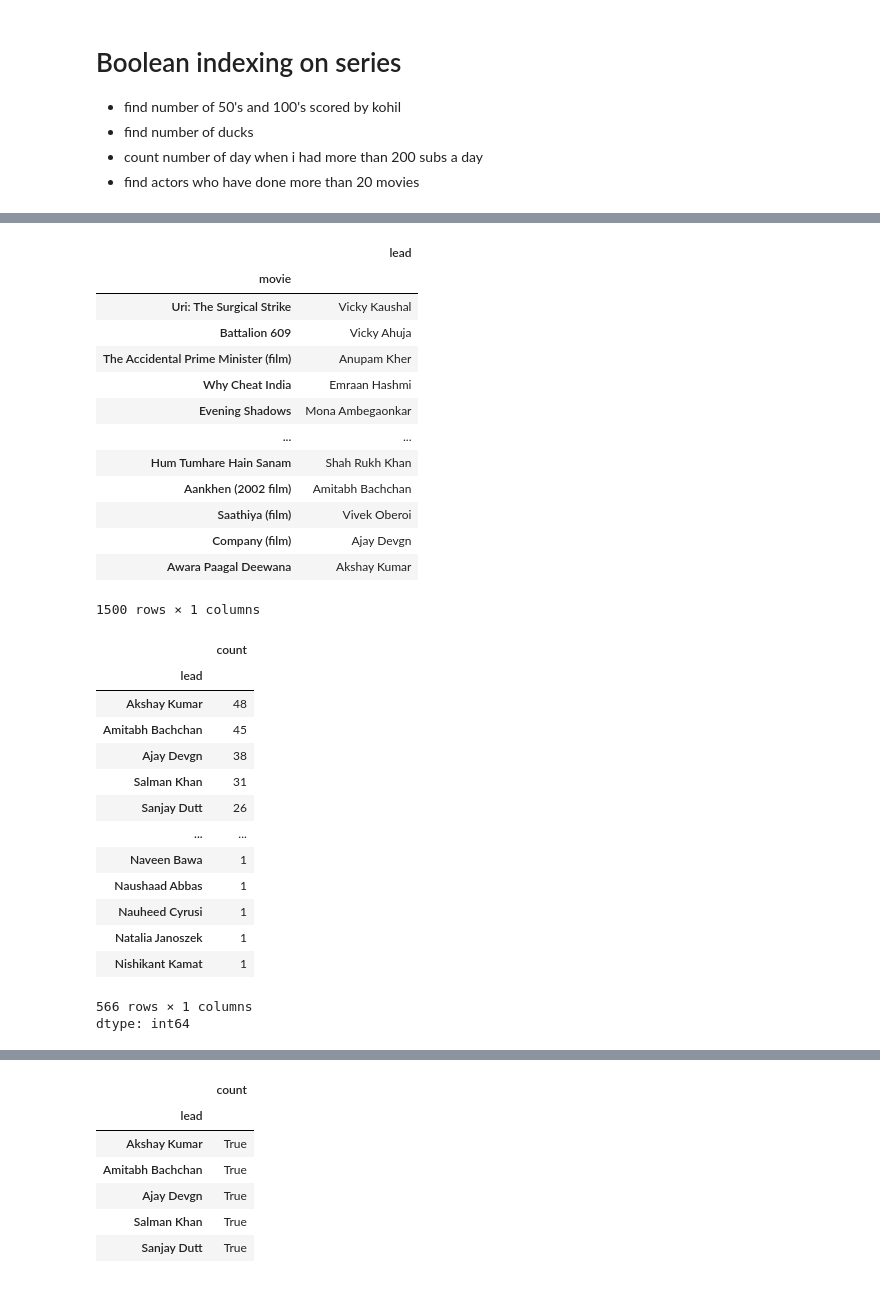
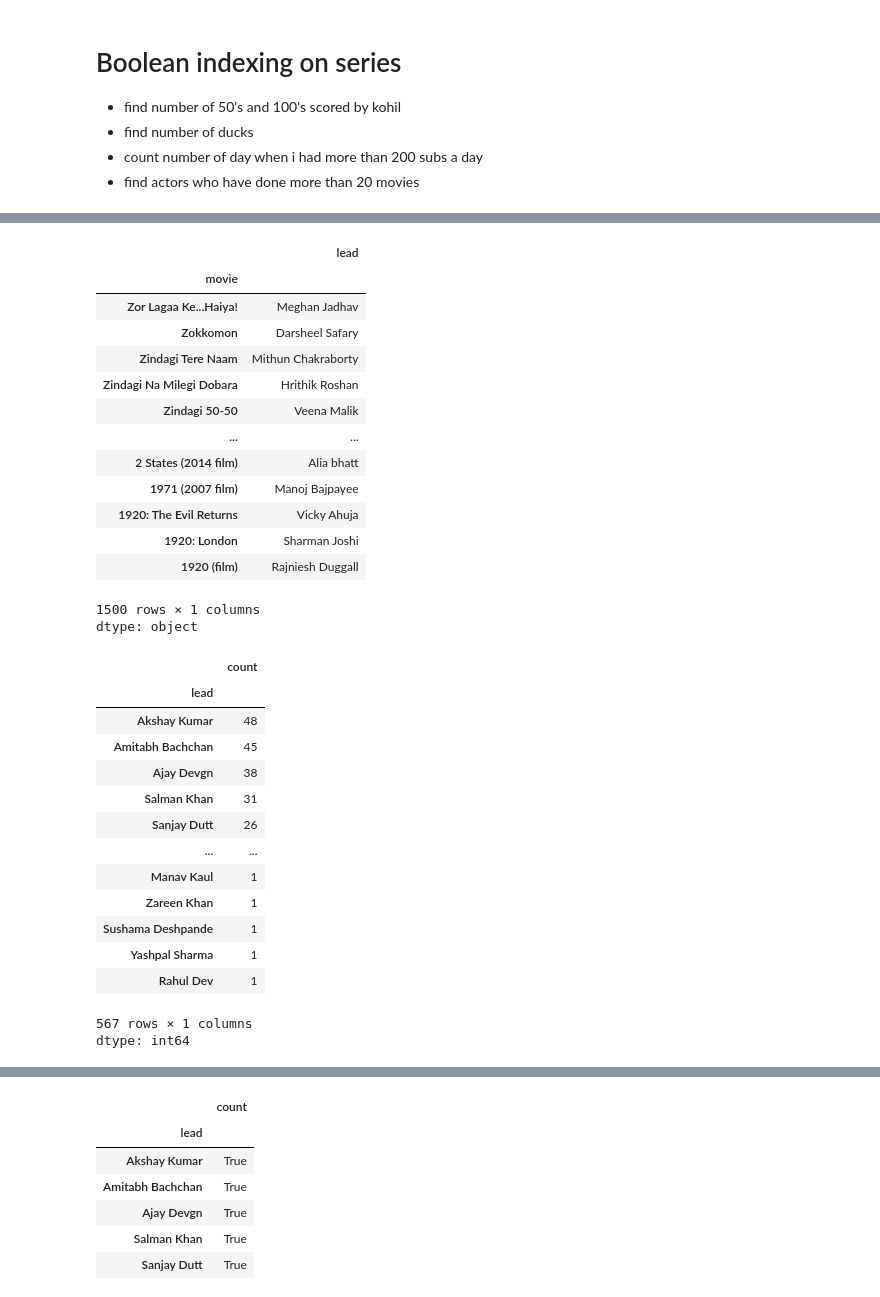
Before and after one commit to gudiya-archi/python-Data-Science, a Jupyter notebook: Python_Pandas_Series01.ipynb, the cells around one changed output, grey strips where cells are left out. Saved outputs shown, nothing was run; the diff lists cells and outputs as text; code cells hidden in the pictures.

```diff
--- a/Python_Pandas_Series01.ipynb
+++ b/Python_Pandas_Series01.ipynb
@@ -90,5 +112,5 @@ vk
 # %%
-movies = pd.read_csv('/content/bollywood.csv', index_col='movie')
+movies = pd.read_csv('/content/bollywood.csv', index_col='movie').squeeze('columns')
 movies
 # %% [output]
 |  | lead |
@@ -320,0 +469,2 @@ movies
+# %%
+movies.sort_index(ascending=False, inplace=True)
@@ -945,23 +1228,24 @@ subs [subs > 200]. size
 # %%
-# find actors who have done more than 20 tv
-tv
+# find actors who have done more than 20 movies
+movies
 # %% [output]
 |  | lead |
 | movie |  |
-| Uri: The Surgical Strike | Vicky Kaushal |
-| Battalion 609 | Vicky Ahuja |
-| The Accidental Prime Minister (film) | Anupam Kher |
-| Why Cheat India | Emraan Hashmi |
-| Evening Shadows | Mona Ambegaonkar |
+| Zor Lagaa Ke...Haiya! | Meghan Jadhav |
+| Zokkomon | Darsheel Safary |
+| Zindagi Tere Naam | Mithun Chakraborty |
+| Zindagi Na Milegi Dobara | Hrithik Roshan |
+| Zindagi 50-50 | Veena Malik |
 | ... | ... |
-| Hum Tumhare Hain Sanam | Shah Rukh Khan |
-| Aankhen (2002 film) | Amitabh Bachchan |
-| Saathiya (film) | Vivek Oberoi |
-| Company (film) | Ajay Devgn |
-| Awara Paagal Deewana | Akshay Kumar |
+| 2 States (2014 film) | Alia bhatt |
+| 1971 (2007 film) | Manoj Bajpayee |
+| 1920: The Evil Returns | Vicky Ahuja |
+| 1920: London | Sharman Joshi |
+| 1920 (film) | Rajniesh Duggall |
 1500 rows × 1 columns
+dtype: object
 # %%
-tv.value_counts()
+movies.value_counts()
 # %% [output]
 |  | count |
 | lead |  |
@@ -971,11 +1255,11 @@ tv.value_counts()
 | Salman Khan | 31 |
 | Sanjay Dutt | 26 |
 | ... | ... |
-| Naveen Bawa | 1 |
-| Naushaad Abbas | 1 |
-| Nauheed Cyrusi | 1 |
-| Natalia Janoszek | 1 |
-| Nishikant Kamat | 1 |
+| Manav Kaul | 1 |
+| Zareen Khan | 1 |
+| Sushama Deshpande | 1 |
+| Yashpal Sharma | 1 |
+| Rahul Dev | 1 |
-566 rows × 1 columns
+567 rows × 1 columns
 dtype: int64
 # %%
```
Also changed, not shown: parts of 94 cells of this notebook.
